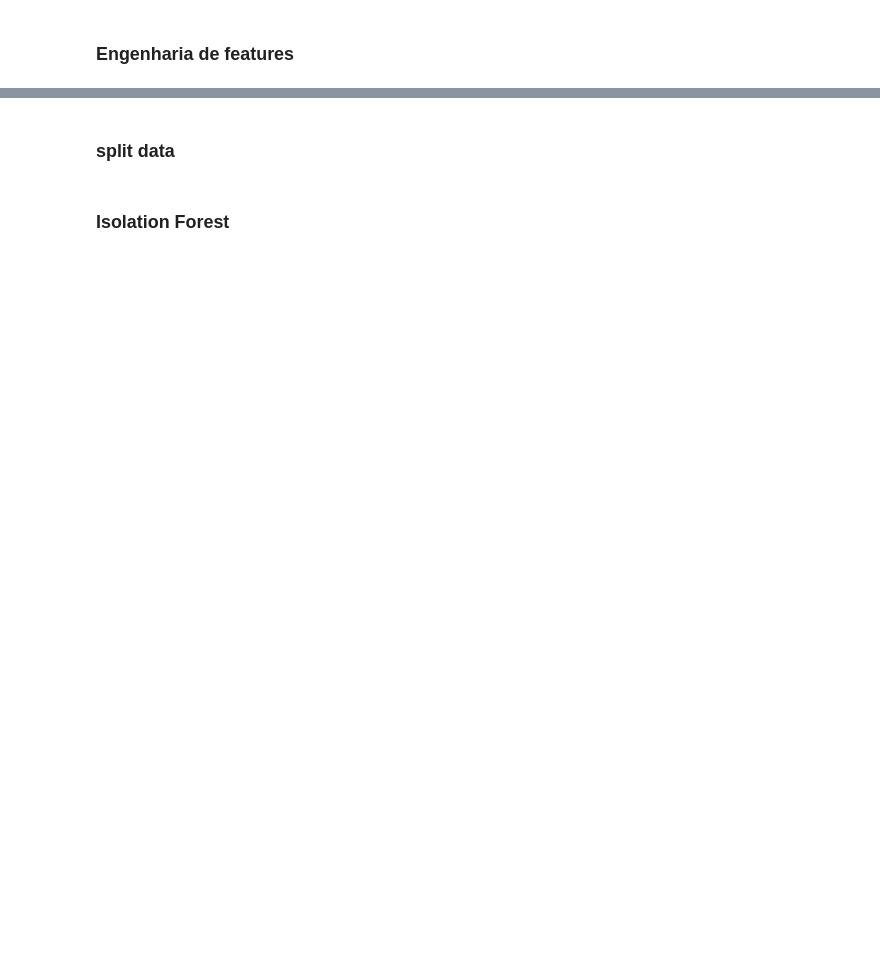
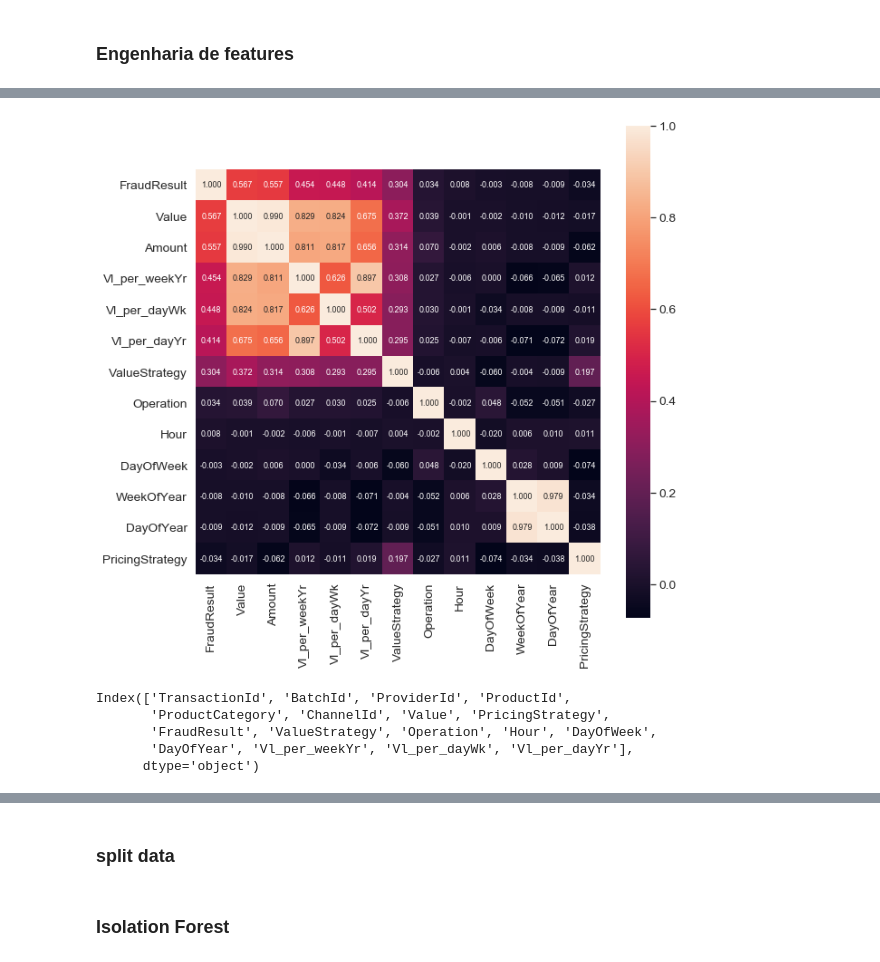
Before and after one commit to fernandojunior/financial-fraud-detection, a Jupyter notebook: jupyter-notebook/Fraud_Detection_Xente.ipynb, the cells around one changed output, grey strips where cells are left out. Cells and saved outputs as stored; diff of their text form; code cells hidden in the pictures; blank space fills up the shorter version.

```diff
--- a/jupyter-notebook/Fraud_Detection_Xente.ipynb
+++ b/jupyter-notebook/Fraud_Detection_Xente.ipynb
@@ -63,25 +65,11 @@ fraud_data = fraud_data.withColumn(
 # %%
-fraud_data = fraud_data.withColumn("Operation", F.when(fraud_data.Amount > 0, 1).when(fraud_data.Amount < 0, -1).otherwise(0))
+fraud_data = fraud_data.withColumn("Operation", when(fraud_data.Amount > 0, 1).when(fraud_data.Amount < 0, -1).otherwise(0))
 
 fraud_data = fraud_data.withColumn('Hour', hour(fraud_data['TransactionStartTime']))
-fraud_data = fraud_data.withColumn('DayOfWeek', F.dayofweek(fraud_data['TransactionStartTime']))
+fraud_data = fraud_data.withColumn('DayOfWeek', dayofweek(fraud_data['TransactionStartTime']))
 fraud_data = fraud_data.withColumn('DayOfYear', dayofyear(fraud_data['TransactionStartTime']))
 fraud_data = fraud_data.withColumn('WeekOfYear', weekofyear(fraud_data['TransactionStartTime']))
 
-fraud_data = fraud_data.withColumn('Vl_per_weekYr', ( fraud_data['Value']/fraud_data['WeekOfYear'] ) )
-fraud_data = fraud_data.withColumn('Vl_per_dayWk', ( fraud_data['Value']/fraud_data['DayOfWeek'] ) )
-fraud_data = fraud_data.withColumn('Vl_per_dayYr', ( fraud_data['Value']/fraud_data['DayOfYear'] ) )
+fraud_data = fraud_data.withColumn('Vl_per_weekYr', (fraud_data['Value'] / fraud_data['WeekOfYear']))
+fraud_data = fraud_data.withColumn('Vl_per_dayWk',  (fraud_data['Value'] / fraud_data['DayOfWeek']))
+fraud_data = fraud_data.withColumn('Vl_per_dayYr',    (fraud_data['Value'] / fraud_data['DayOfYear']))
-# %%
-items_list = ['ProductId','ProviderId']
-gen_train_data = fraud_data
-
-for item in items_list:
-    mean_column_name = 'avg_vl_{0}'.format(item)
-
-    mean_aux = gen_train_data.select([item,'Value']).groupBy(item).mean()
-    mean_aux = mean_aux.select(col(item), col('avg(Value)').alias(mean_column_name))
-
-    fraud_data = fraud_data.join(mean_aux, on=item)
-
-    ratio_column_name = 'Rt_avg_vl_{0}'.format(item)
-    fraud_data = fraud_data.withColumn(ratio_column_name, (F.col('Value')-F.col(mean_column_name))/ F.col(mean_column_name))
@@ -88 +88,12 @@ for item in items_list:
+# %%
+fraud_data_toCorr = fraud_data.toPandas()
+corr_matrix = fraud_data_toCorr.corr()
+k = 50 #number of variables for heatmap
+cols = corr_matrix.nlargest(k, 'FraudResult')['FraudResult'].index
+cm = np.corrcoef(fraud_data_toCorr[cols].values.T)
+sns.set(font_scale=1.25,rc={'figure.figsize':(10, 10)})
+hm = sns.heatmap(cm, cbar=True, annot=True, square=True, fmt='.3f', annot_kws={'size': 9}, yticklabels=cols.values, xticklabels=cols.values)
+plt.show()
+# %% [output]
+[figure, added]
 # %%
@@ -113,0 +101,8 @@ numerical_features = ['ValueStrategy','Value','Operation','Hour','DayOfWeek','We
+# %%
+fraud_data.toPandas().columns
+# %% [output]
+Index(['TransactionId', 'BatchId', 'ProviderId', 'ProductId',
+       'ProductCategory', 'ChannelId', 'Value', 'PricingStrategy',
+       'FraudResult', 'ValueStrategy', 'Operation', 'Hour', 'DayOfWeek',
+       'DayOfYear', 'Vl_per_weekYr', 'Vl_per_dayWk', 'Vl_per_dayYr'],
+      dtype='object')
```
Also changed, not shown: parts of 37 cells of this notebook.
